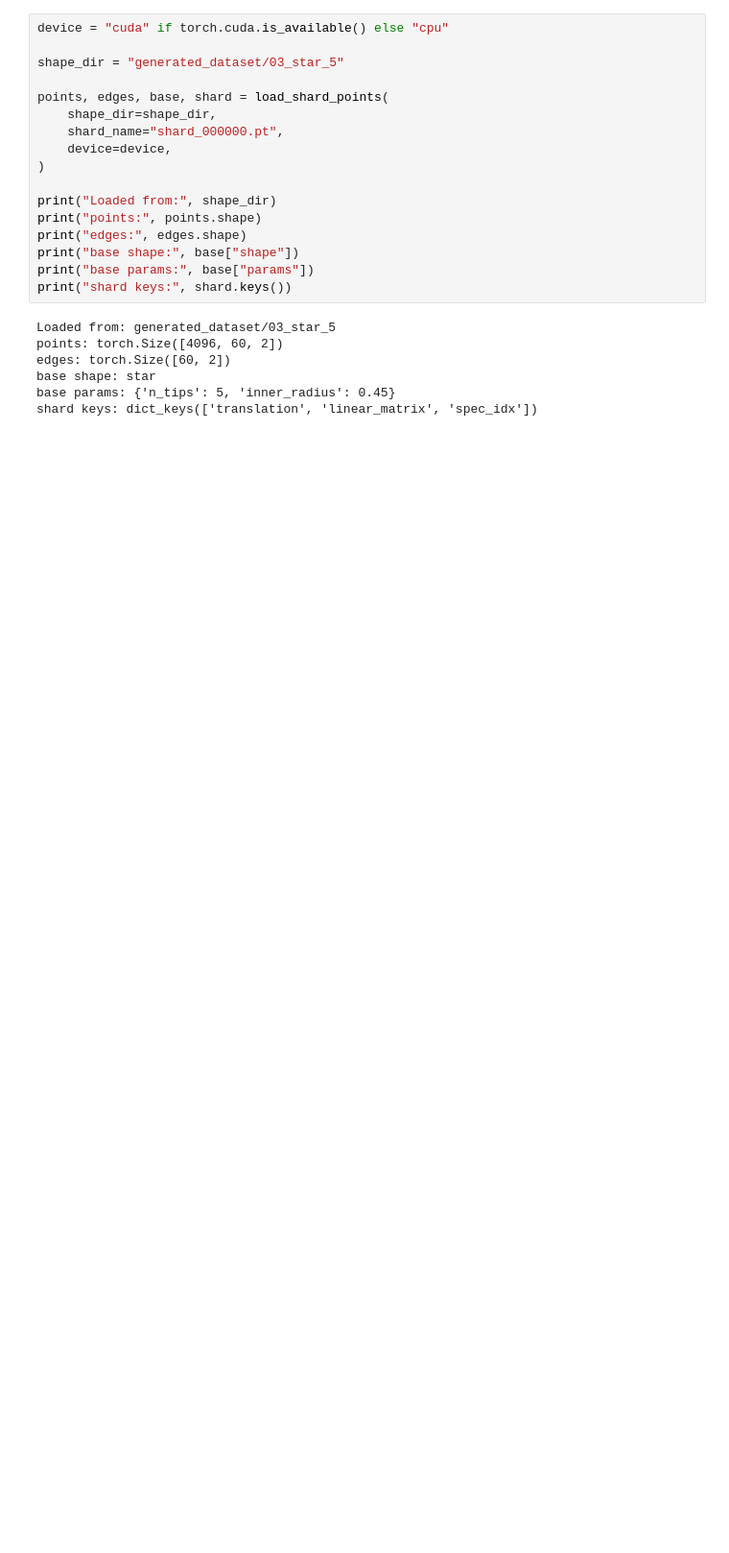
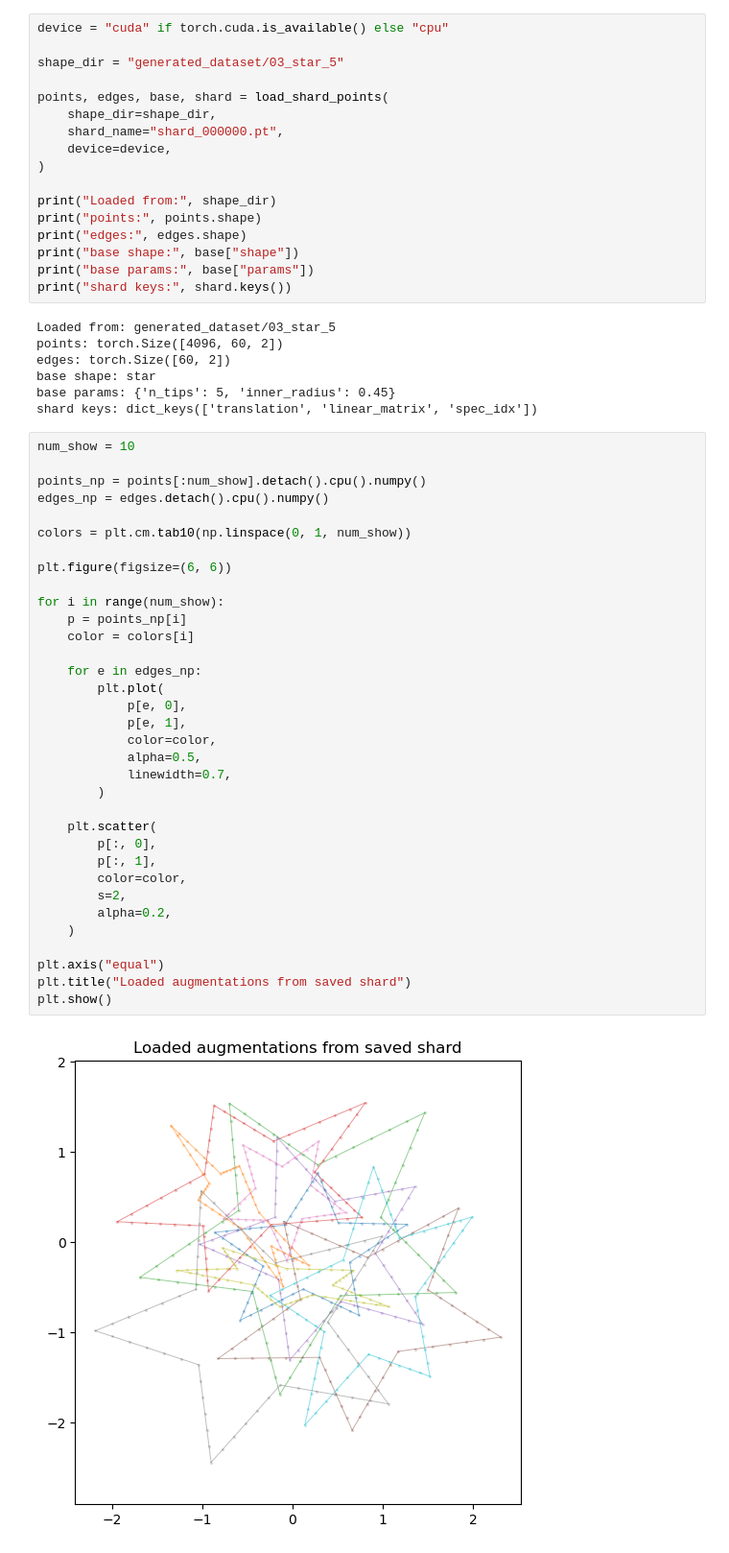
Before and after one commit to denizmsayin/rl-mesh-deformation, a Jupyter notebook: data_generation/test_generation.ipynb, the cells around one changed output. Shown at 96% size. Drawn from its saved outputs; the diff is of its cells as text; blank space fills up the shorter version.

Commit message:
load from disk plot

```diff
--- a/data_generation/test_generation.ipynb
+++ b/data_generation/test_generation.ipynb
@@ -146,3 +146,39 @@ edges: torch.Size([60, 2])
 base shape: star
 base params: {'n_tips': 5, 'inner_radius': 0.45}
 shard keys: dict_keys(['translation', 'linear_matrix', 'spec_idx'])
+# %%
+num_show = 10
+
+points_np = points[:num_show].detach().cpu().numpy()
+edges_np = edges.detach().cpu().numpy()
+
+colors = plt.cm.tab10(np.linspace(0, 1, num_show))
+
+plt.figure(figsize=(6, 6))
+
+for i in range(num_show):
+    p = points_np[i]
+    color = colors[i]
+
+    for e in edges_np:
+        plt.plot(
+            p[e, 0],
+            p[e, 1],
+            color=color,
+            alpha=0.5,
+            linewidth=0.7,
+        )
+
+    plt.scatter(
+        p[:, 0],
+        p[:, 1],
+        color=color,
+        s=2,
+        alpha=0.2,
+    )
+
+plt.axis("equal")
+plt.title("Loaded augmentations from saved shard")
+plt.show()
+# %% [output]
+[figure, added]
```
